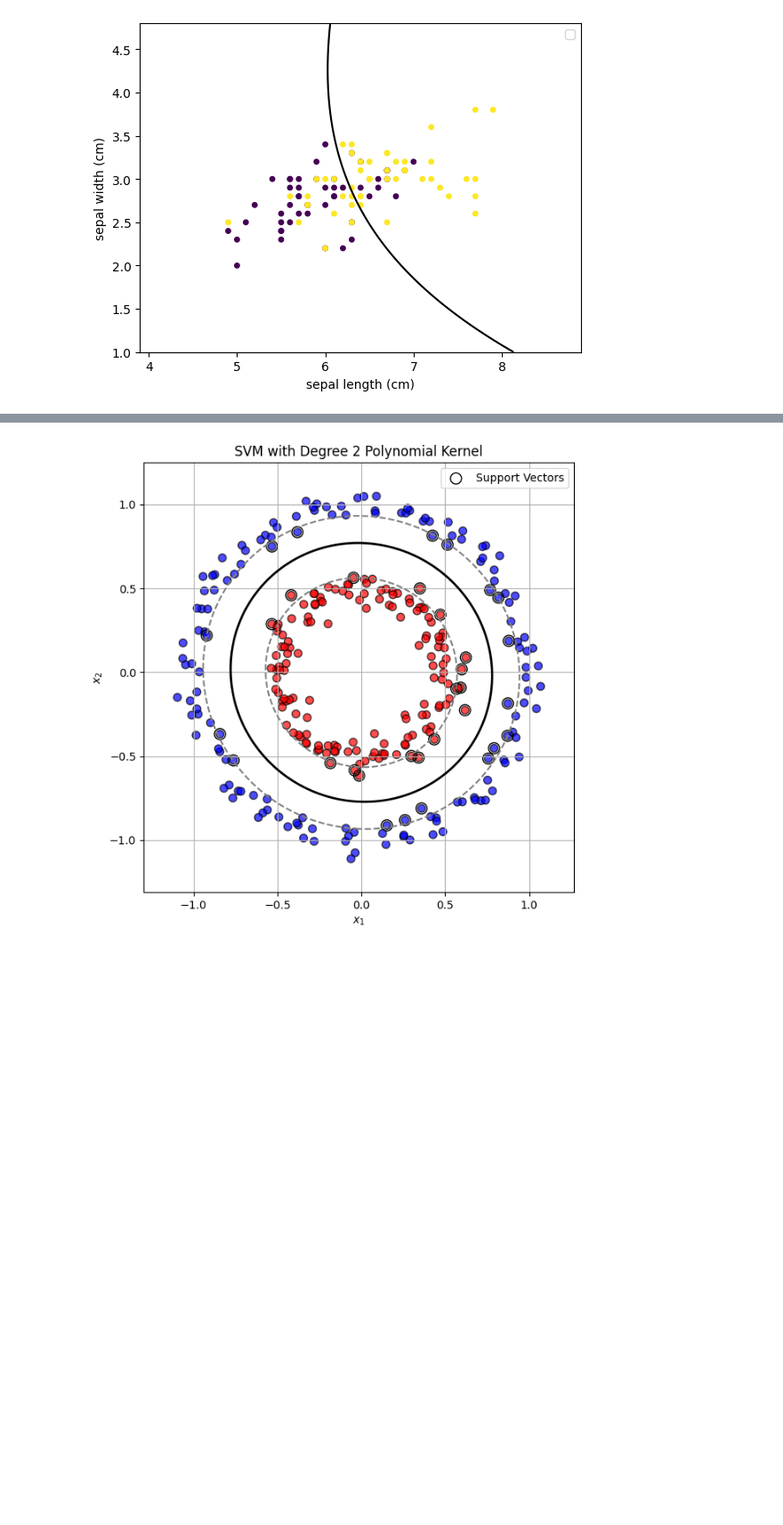
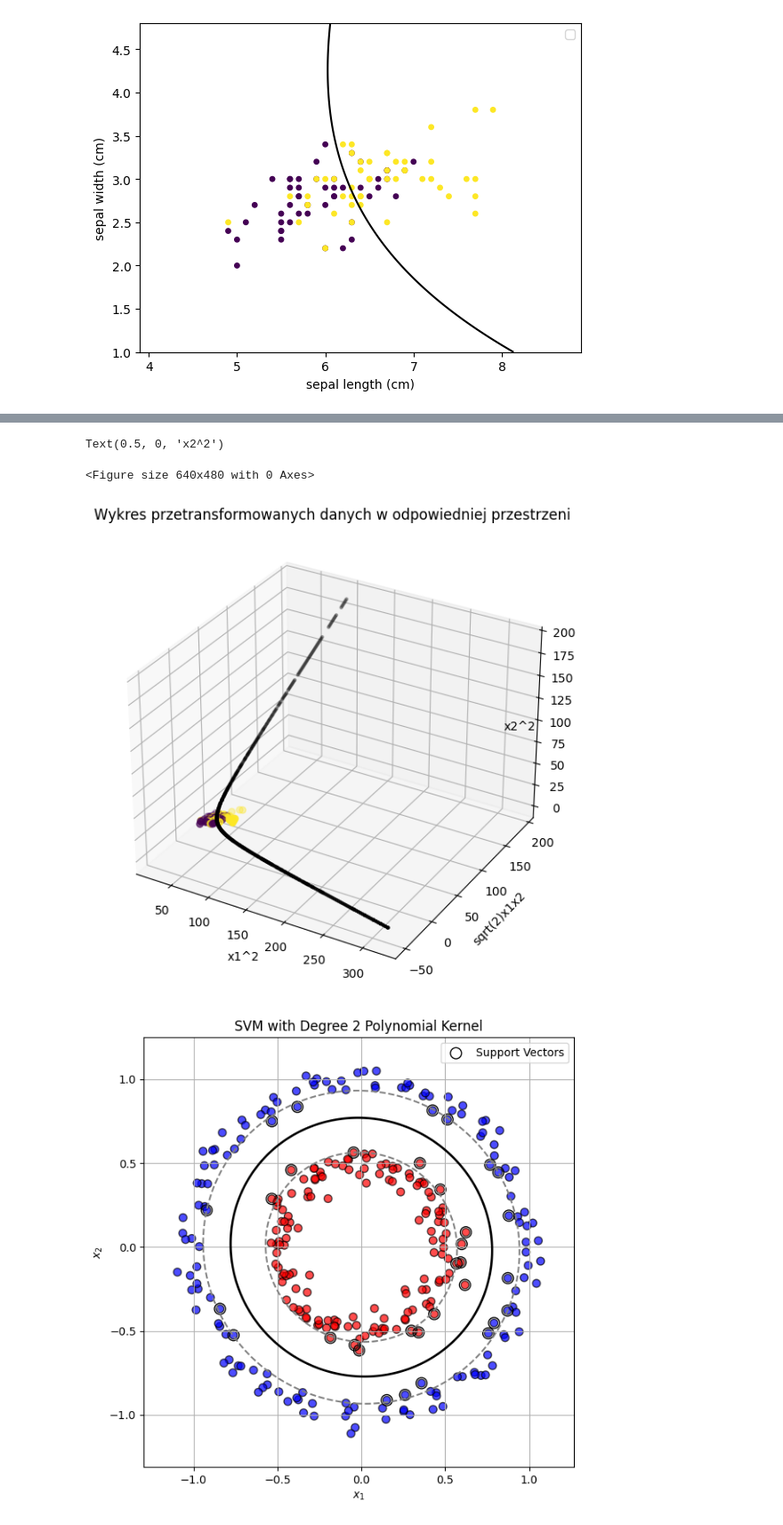
Before and after one commit to kaluznys/uczenie_maszynowe_UW, a Jupyter notebook: praca_domowa5_uw.ipynb, the cells around one changed output, grey strips where cells are left out. Shown at 89% size. Saved outputs shown, nothing was run; the diff lists cells and outputs as text; code cells hidden in the pictures; blank space fills up the shorter version.

```diff
--- a/praca_domowa5_uw.ipynb
+++ b/praca_domowa5_uw.ipynb
@@ -168,3 +153,32 @@ ax2.scatter(phi_grid[contour_mask, 0], phi_grid[contour_mask, 1], phi_grid[conto
+# %%
+from mpl_toolkits.mplot3d import Axes3D
+plt.subplots_adjust(left=0.1, right=0.9, top=0.9, bottom=0.1)
+
+x_min, x_max = iris.iloc[:, 0].min() - 10, iris.iloc[:, 0].max() + 10
+y_min, y_max = iris.iloc[:, 1].min() - 10, iris.iloc[:, 1].max() + 10
+xx, yy = np.meshgrid(np.linspace(x_min, x_max, 1000), np.linspace(y_min, y_max, 1000))
+
+grid = np.c_[xx.ravel(), yy.ravel()]
+
+fig = plt.figure(figsize=(10, 7))
+
+ax3 = fig.add_subplot(projection='3d')
+ax3.scatter(new_iris.iloc[:,0], new_iris.iloc[:,1], new_iris.iloc[:,2], c=iris.iloc[:,-1], s=sizer)
+
+phi_grid = np.array([[x[0]**2, np.sqrt(2)*x[0]*x[1], x[1]**2] for x in grid])
+grid_decision = clf.decision_function(grid)
+contour_mask = np.isclose(grid_decision, 0, atol=0.02)
+ax3.scatter(phi_grid[contour_mask, 0], phi_grid[contour_mask, 1], phi_grid[contour_mask, 2],
+           c='k', s=5, label='Decision Boundary')
+ax3.set_title('Wykres przetransformowanych danych w odpowiedniej przestrzeni')
+
+ax3.set_xlabel("x1^2")
+ax3.set_ylabel('sqrt(2)x1x2')
+ax3.set_zlabel('x2^2', labelpad=-30)
+# %% [output]
+Text(0.5, 0, 'x2^2')
+<Figure size 640x480 with 0 Axes>
+[figure, added]
 # %%
 import numpy as np
 import matplotlib.pyplot as plt
```
Also changed, not shown: parts of 1 cell of this notebook.
